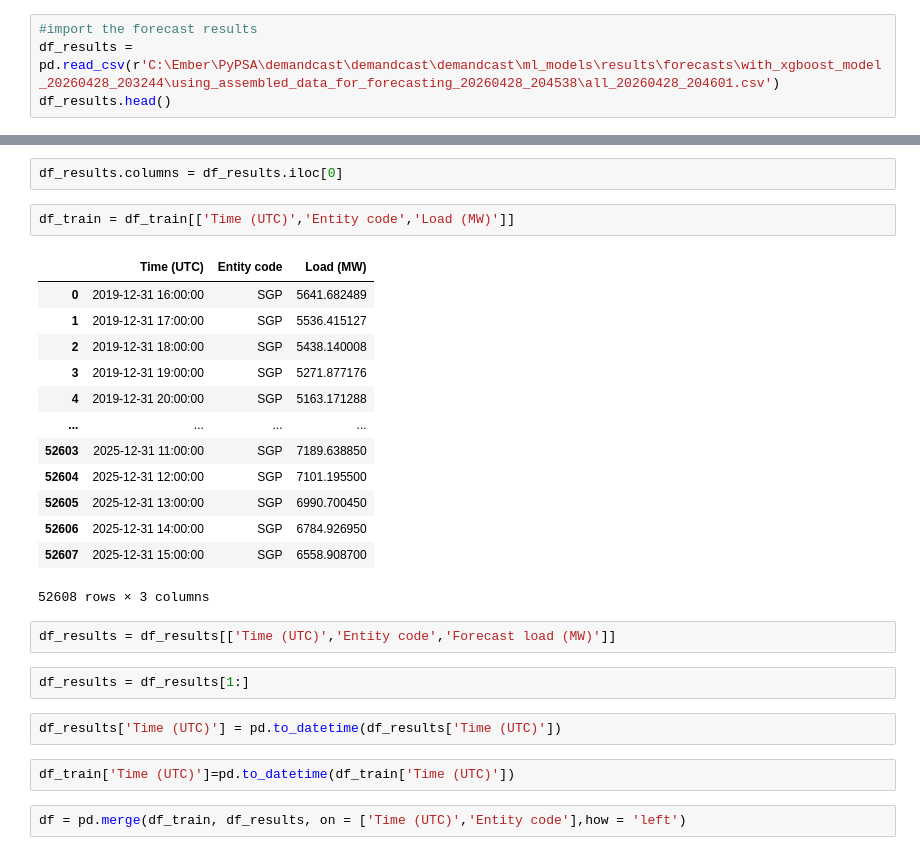
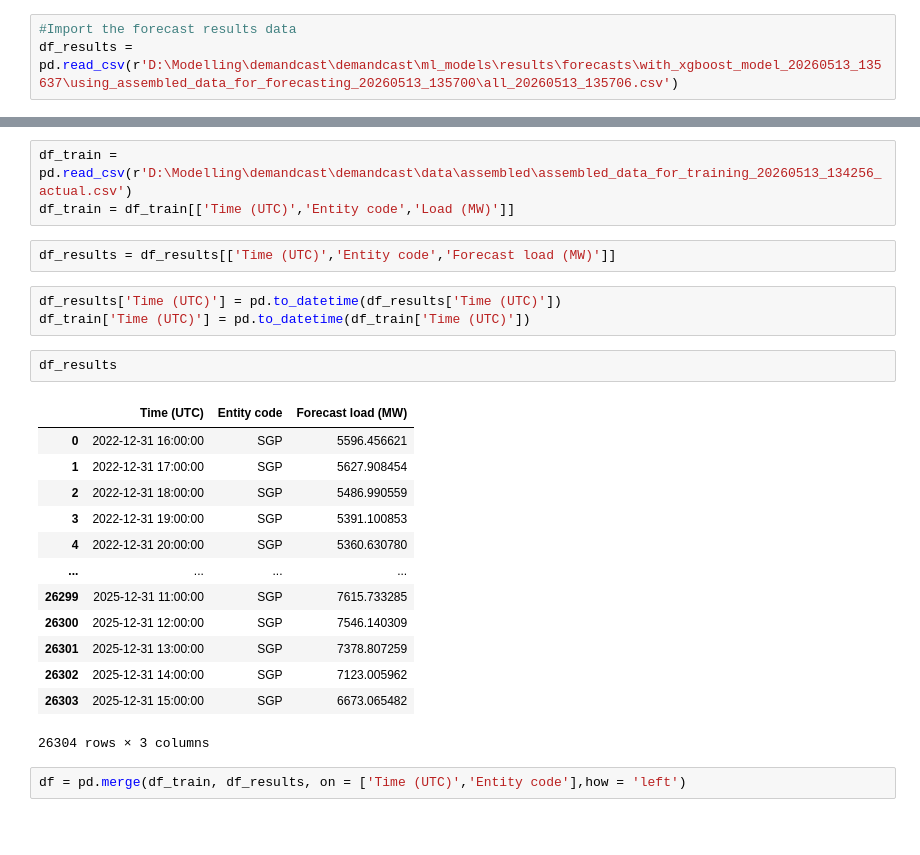
Before and after one commit to ember-energy/demandcast, a Jupyter notebook: analysis/analysis.ipynb, the cells around one changed output, grey strips where cells are left out. Saved outputs shown, nothing was run; the diff lists cells and outputs as text; blank space fills up the shorter version.

```diff
--- a/analysis/analysis.ipynb
+++ b/analysis/analysis.ipynb
@@ -25,4 +8,3 @@ df_fc.head()
 # %%
-#import the forecast results
-df_results = pd.read_csv(r'C:\Ember\PyPSA\demandcast\demandcast\demandcast\ml_models\results\forecasts\with_xgboost_model_20260428_203244\using_assembled_data_for_forecasting_20260428_204538\all_20260428_204601.csv')
-df_results.head()
+#Import the forecast results data
+df_results = pd.read_csv(r'D:\Modelling\demandcast\demandcast\ml_models\results\forecasts\with_xgboost_model_20260513_135637\using_assembled_data_for_forecasting_20260513_135700\all_20260513_135706.csv')
@@ -36,29 +11,27 @@ df_results.head()
-# %%
-df_results.columns = df_results.iloc[0]
 # %%
+df_train = pd.read_csv(r'D:\Modelling\demandcast\demandcast\data\assembled\assembled_data_for_training_20260513_134256_actual.csv')
 df_train = df_train[['Time (UTC)','Entity code','Load (MW)']]
-# %% [output]
-|  | Time (UTC) | Entity code | Load (MW) |
-| 0 | 2019-12-31 16:00:00 | SGP | 5641.682489 |
-| 1 | 2019-12-31 17:00:00 | SGP | 5536.415127 |
-| 2 | 2019-12-31 18:00:00 | SGP | 5438.140008 |
-| 3 | 2019-12-31 19:00:00 | SGP | 5271.877176 |
-| 4 | 2019-12-31 20:00:00 | SGP | 5163.171288 |
-| ... | ... | ... | ... |
-| 52603 | 2025-12-31 11:00:00 | SGP | 7189.638850 |
-| 52604 | 2025-12-31 12:00:00 | SGP | 7101.195500 |
-| 52605 | 2025-12-31 13:00:00 | SGP | 6990.700450 |
-| 52606 | 2025-12-31 14:00:00 | SGP | 6784.926950 |
-| 52607 | 2025-12-31 15:00:00 | SGP | 6558.908700 |
-52608 rows × 3 columns
 # %%
 df_results = df_results[['Time (UTC)','Entity code','Forecast load (MW)']]
+# %%
+df_results['Time (UTC)'] = pd.to_datetime(df_results['Time (UTC)'])
+df_train['Time (UTC)'] = pd.to_datetime(df_train['Time (UTC)'])
 # %%
-df_results = df_results[1:]
+df_results
+# %% [output]
+|  | Time (UTC) | Entity code | Forecast load (MW) |
+| 0 | 2022-12-31 16:00:00 | SGP | 5596.456621 |
+| 1 | 2022-12-31 17:00:00 | SGP | 5627.908454 |
+| 2 | 2022-12-31 18:00:00 | SGP | 5486.990559 |
+| 3 | 2022-12-31 19:00:00 | SGP | 5391.100853 |
+| 4 | 2022-12-31 20:00:00 | SGP | 5360.630780 |
+| ... | ... | ... | ... |
+| 26299 | 2025-12-31 11:00:00 | SGP | 7615.733285 |
+| 26300 | 2025-12-31 12:00:00 | SGP | 7546.140309 |
+| 26301 | 2025-12-31 13:00:00 | SGP | 7378.807259 |
+| 26302 | 2025-12-31 14:00:00 | SGP | 7123.005962 |
+| 26303 | 2025-12-31 15:00:00 | SGP | 6673.065482 |
+26304 rows × 3 columns
-# %%
-df_results['Time (UTC)'] = pd.to_datetime(df_results['Time (UTC)'])
-# %%
-df_train['Time (UTC)']=pd.to_datetime(df_train['Time (UTC)'])
 # %%
 df = pd.merge(df_train, df_results, on = ['Time (UTC)','Entity code'],how = 'left')
 # %%
```
Also changed, not shown: parts of 13 cells of this notebook, 3 other files.
